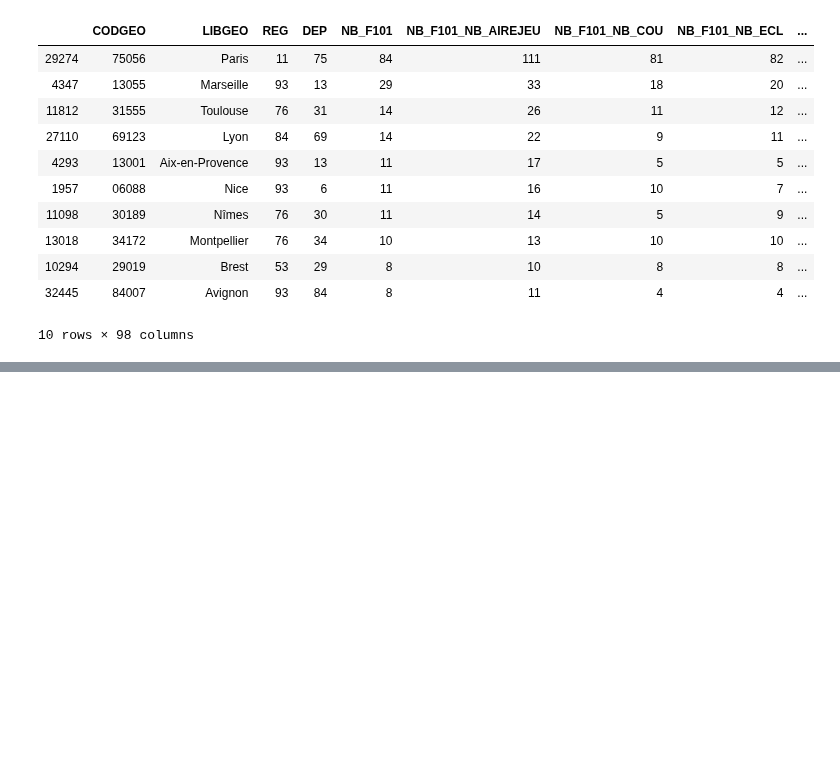
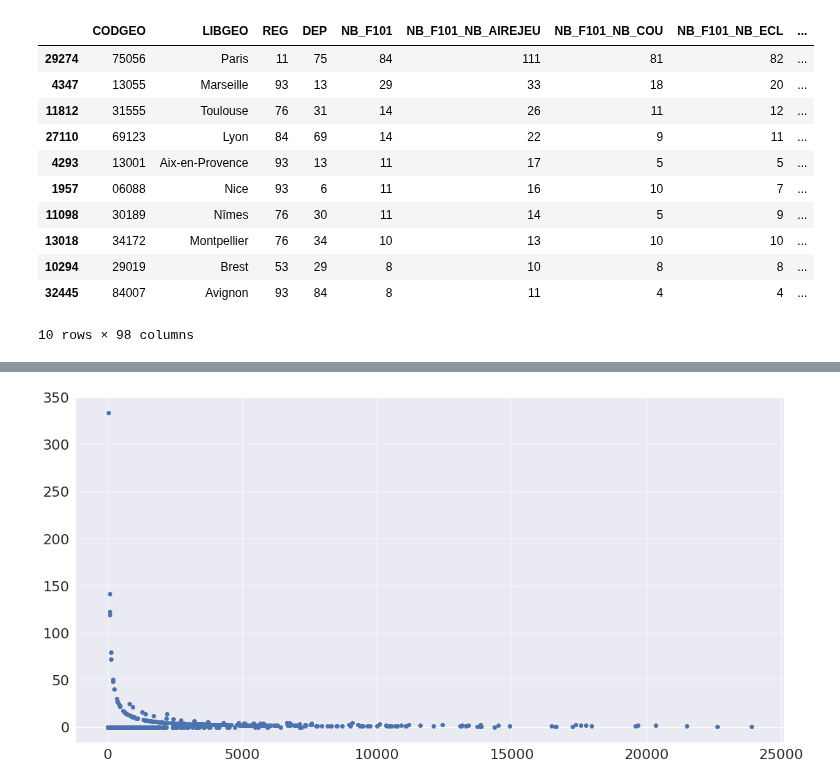
Before and after one commit to jc-udacity/datascientist, a Jupyter notebook: 05_data_science/project/blog_post.ipynb, the cells around one changed output, grey strips where cells are left out. Cells and saved outputs as stored; diff of their text form; code cells hidden in the pictures; blank space fills up the shorter version.

```diff
--- a/05_data_science/project/blog_post.ipynb
+++ b/05_data_science/project/blog_post.ipynb
@@ -159,0 +187,15 @@ plot_column('NB_F105','domaines skiables')
+# %%
+taille_ville = all_data.sort_values(by='Population 15-29 ans', ascending=False)
+# %%
+columns = ['Population 15-29 ans','Commune', 'NB_F101', 'geometry']
+tvilles = pd.DataFrame(taille_ville, columns=columns)
+# %%
+tvilles['dens'] = tvilles['NB_F101'] * 10000 / tvilles['Population 15-29 ans']
+# %%
+x = tvilles['Population 15-29 ans']
+y = tvilles['dens']
+# %%
+plt.figure(figsize=(20,10))
+plt.scatter(x,y);
+# %% [output]
+[figure, added]
```
Also changed, not shown: parts of 17 cells of this notebook, 3 other files.
